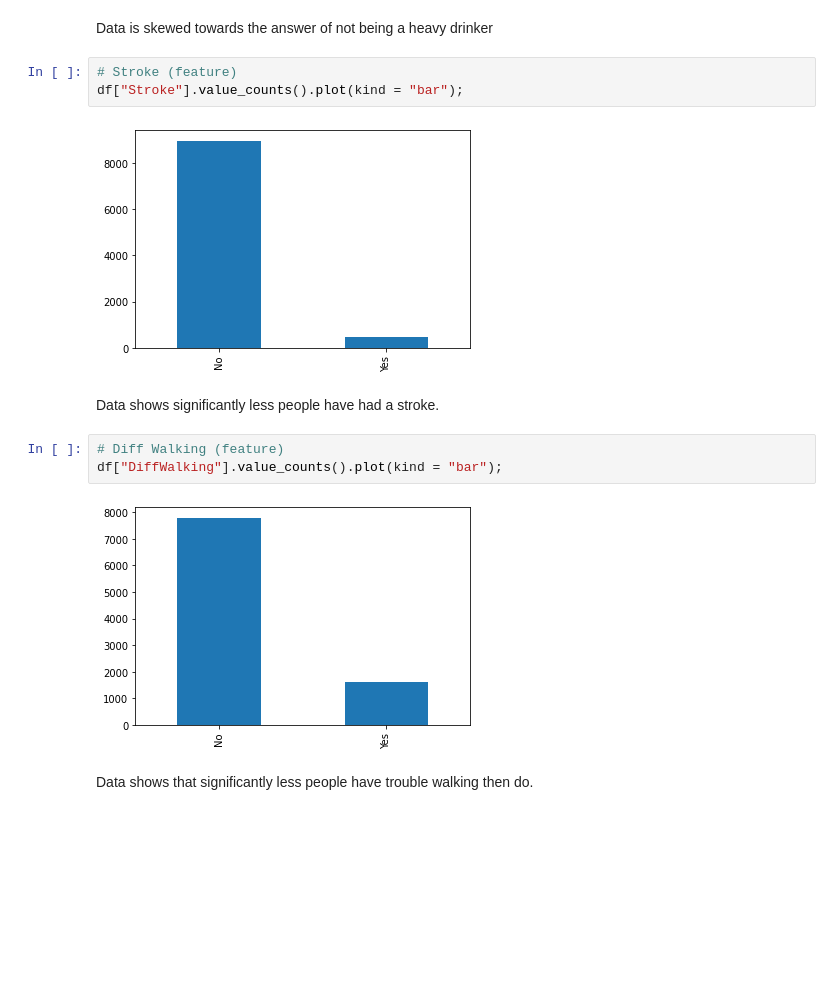
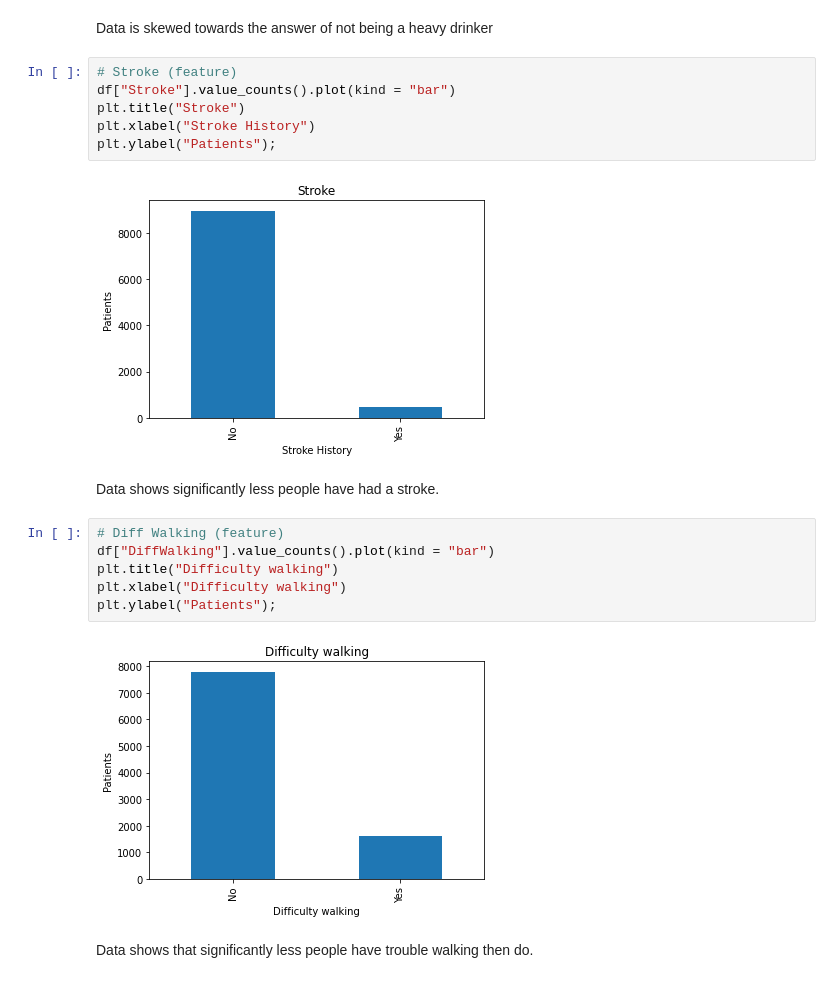
Before and after one commit to slagana8/Heart_Disease_Indicators, a Jupyter notebook: Indicators_of_Heart_Disease.ipynb, the cells around one changed output. Drawn from its saved outputs; the diff is of its cells as text; blank space fills up the shorter version.

```diff
--- a/Indicators_of_Heart_Disease.ipynb
+++ b/Indicators_of_Heart_Disease.ipynb
@@ -204,16 +231,22 @@ df["AlcoholDrinking"].value_counts().plot(kind = "bar");
 Data is skewed towards the answer of not being a heavy drinker
 # %%
 # Stroke (feature)
-df["Stroke"].value_counts().plot(kind = "bar");
+df["Stroke"].value_counts().plot(kind = "bar")
+plt.title("Stroke")
+plt.xlabel("Stroke History")
+plt.ylabel("Patients");
 # %% [output]
-[figure, old version]
+[figure, new version]
 # %% [markdown]
 Data shows significantly less people have had a stroke.
 # %%
 # Diff Walking (feature)
-df["DiffWalking"].value_counts().plot(kind = "bar");
+df["DiffWalking"].value_counts().plot(kind = "bar")
+plt.title("Difficulty walking")
+plt.xlabel("Difficulty walking")
+plt.ylabel("Patients");
 # %% [output]
-[figure, old version]
+[figure, new version]
 # %% [markdown]
 Data shows that significantly less people have trouble walking then do.
 # %%
```
Also changed, not shown: parts of 62 cells of this notebook.
